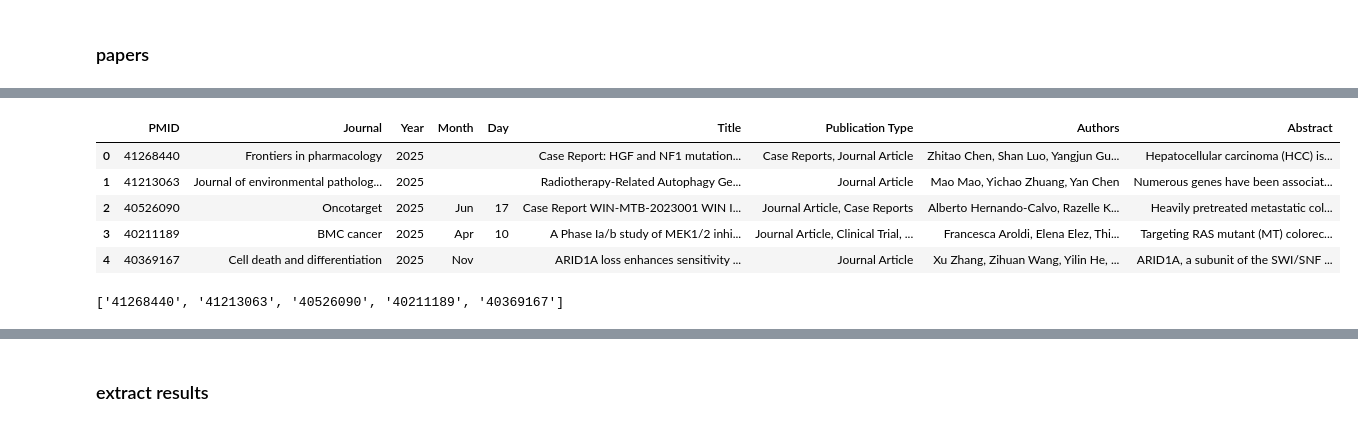
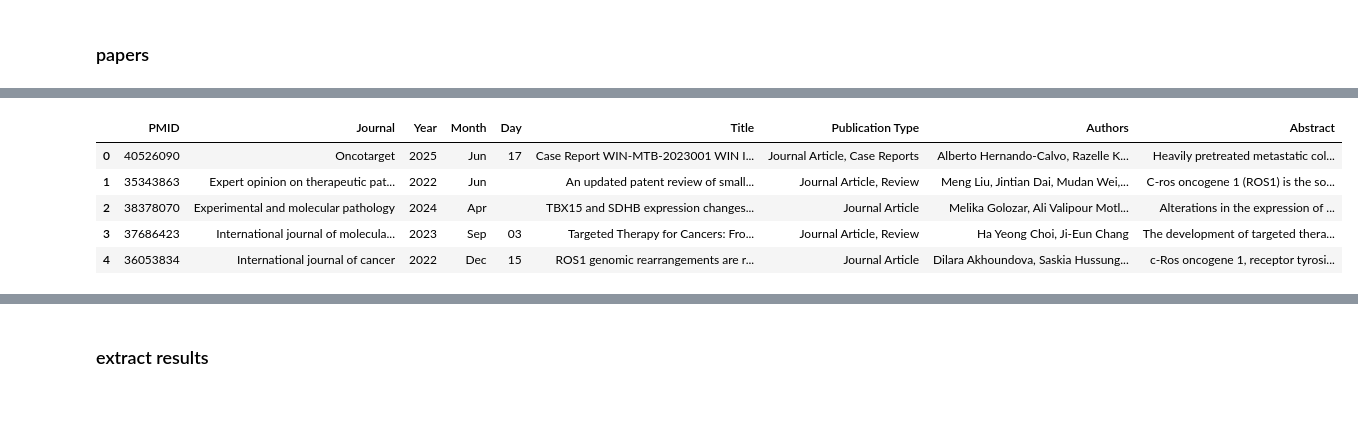
Before and after one commit to Mpkosh/TrialMind-SLR, a Jupyter notebook: draft.ipynb, the cells around one changed output, grey strips where cells are left out. Cells and saved outputs as stored; diff of their text form; code cells hidden in the pictures.

```diff
--- a/draft.ipynb
+++ b/draft.ipynb
@@ -206,7 +203,7 @@ print(response)
 search_api = PubmedAPIWrapper()
 # page_size is the max number of records to return!!!! not pages!
 tmp_inputs = {
-        "page_size": 5,
+        "page_size": 25,
         "keyword_map": {'conditions':[fin_condition],
                         'treatments':[treatements_eng[0]]
                        },
@@ -225,18 +236,14 @@ response
  '67')
 # %%
 df_papers = pmid2papers(pmid_list=response[0], api_key=pubmed_api_key)
-df_papers[0]
+df_papers[0].head()
 # %% [output]
 |  | PMID | Journal | Year | Month | Day | Title | Publication Type | Authors | Abstract |
-| 0 | 41268440 | Frontiers in pharmacology | 2025 |  |  | Case Report: HGF and NF1 mutation... | Case Reports, Journal Article | Zhitao Chen, Shan Luo, Yangjun Gu... | Hepatocellular carcinoma (HCC) is... |
-| 1 | 41213063 | Journal of environmental patholog... | 2025 |  |  | Radiotherapy-Related Autophagy Ge... | Journal Article | Mao Mao, Yichao Zhuang, Yan Chen | Numerous genes have been associat... |
-| 2 | 40526090 | Oncotarget | 2025 | Jun | 17 | Case Report WIN-MTB-2023001 WIN I... | Journal Article, Case Reports | Alberto Hernando-Calvo, Razelle K... | Heavily pretreated metastatic col... |
-| 3 | 40211189 | BMC cancer | 2025 | Apr | 10 | A Phase Ia/b study of MEK1/2 inhi... | Journal Article, Clinical Trial, ... | Francesca Aroldi, Elena Elez, Thi... | Targeting RAS mutant (MT) colorec... |
-| 4 | 40369167 | Cell death and differentiation | 2025 | Nov |  | ARID1A loss enhances sensitivity ... | Journal Article | Xu Zhang, Zihuan Wang, Yilin He, ... | ARID1A, a subunit of the SWI/SNF ... |
+| 0 | 40526090 | Oncotarget | 2025 | Jun | 17 | Case Report WIN-MTB-2023001 WIN I... | Journal Article, Case Reports | Alberto Hernando-Calvo, Razelle K... | Heavily pretreated metastatic col... |
+| 1 | 35343863 | Expert opinion on therapeutic pat... | 2022 | Jun |  | An updated patent review of small... | Journal Article, Review | Meng Liu, Jintian Dai, Mudan Wei,... | C-ros oncogene 1 (ROS1) is the so... |
+| 2 | 38378070 | Experimental and molecular pathology | 2024 | Apr |  | TBX15 and SDHB expression changes... | Journal Article | Melika Golozar, Ali Valipour Motl... | Alterations in the expression of ... |
+| 3 | 37686423 | International journal of molecula... | 2023 | Sep | 03 | Targeted Therapy for Cancers: Fro... | Journal Article, Review | Ha Yeong Choi, Ji-Eun Chang | The development of targeted thera... |
+| 4 | 36053834 | International journal of cancer | 2022 | Dec | 15 | ROS1 genomic rearrangements are r... | Journal Article | Dilara Akhoundova, Saskia Hussung... | c-Ros oncogene 1, receptor tyrosi... |
-# %%
-df_papers[0].PMID.values.tolist()
-# %% [output]
-['41268440', '41213063', '40526090', '40211189', '40369167']
 # %%
 fin_condition, treatements_eng
 # %% [output]
```
Also changed, not shown: parts of 20 cells of this notebook, 4 other files.
